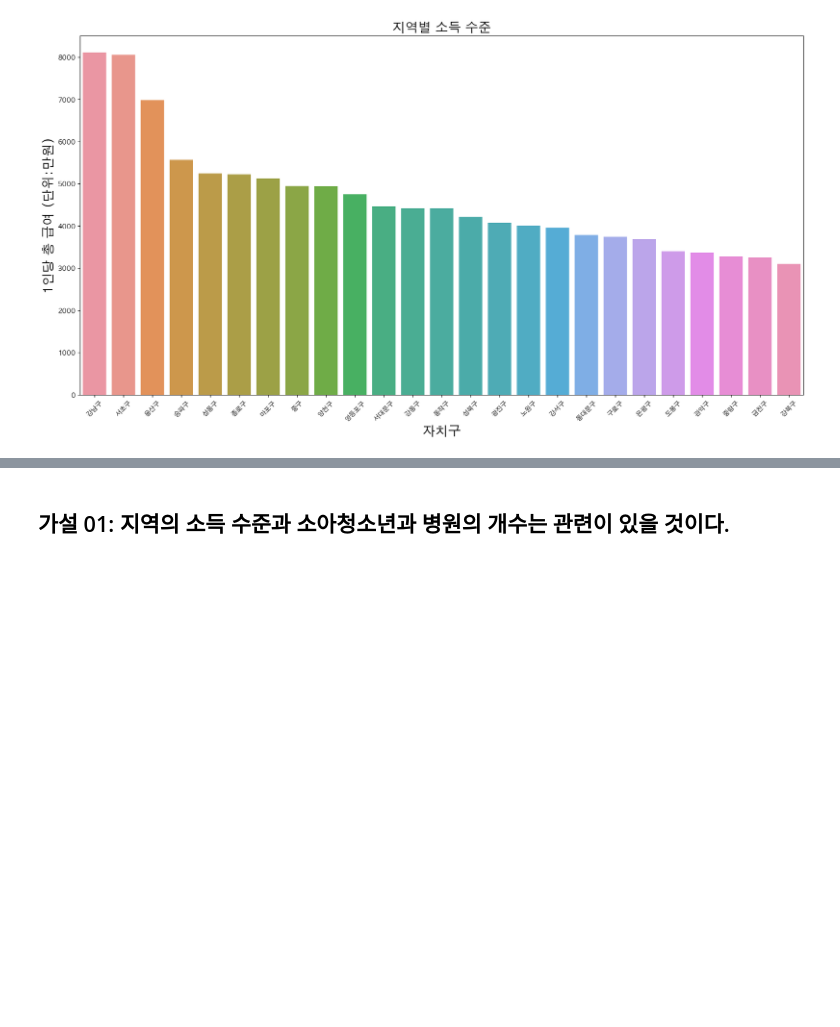
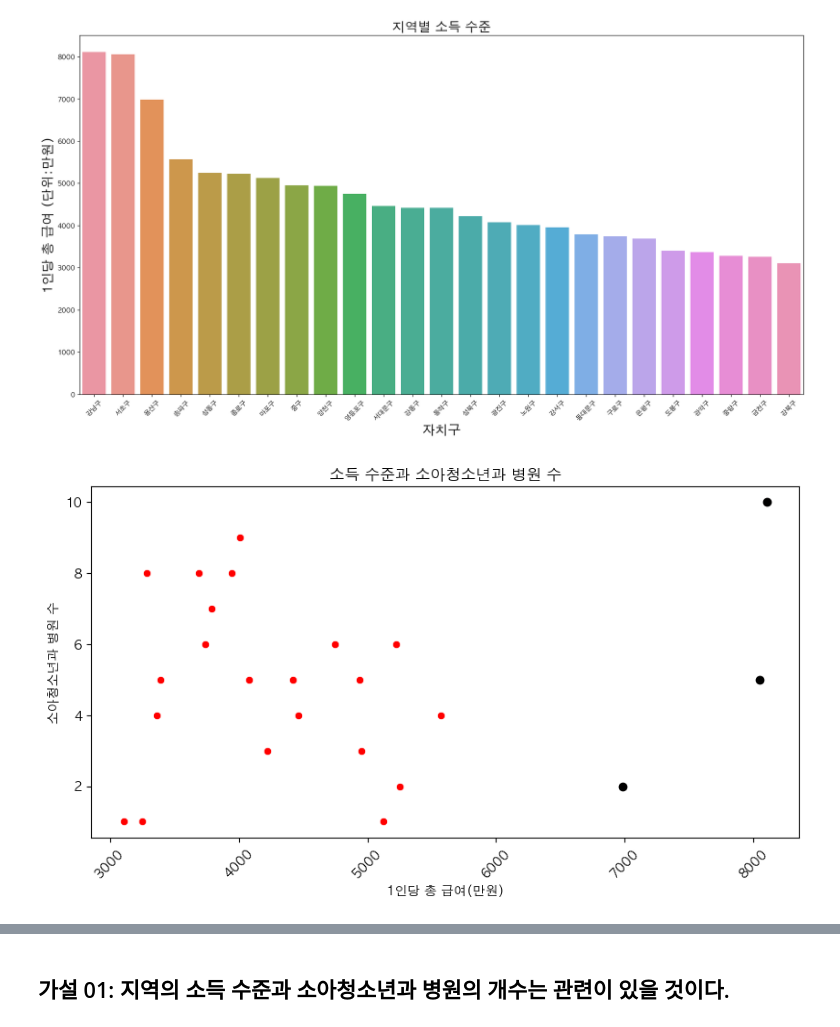
Before and after one commit to 2023SDA/medical-facility-location, a Jupyter notebook: economics.ipynb, the cells around one changed output, grey strips where cells are left out. Cells and saved outputs as stored; diff of their text form; code cells hidden in the pictures; blank space fills up the shorter version.

Commit message:
경제 수준/의원 수 scatterPlot 추가

```diff
--- a/economics.ipynb
+++ b/economics.ipynb
@@ -57,3 +57,17 @@ plt.title('지역별 소득 수준', fontsize=20)
 plt.show()
 # %% [output]
 [figure]
+# %%
+# 지역별 소아청소년과 병원 수 시각화
+# 이상치는 검은색으로 표시
+
+plt.figure(figsize=(10, 5))
+sns.scatterplot(data=count_by_area, x=np.round(count_by_area['1인당 총 급여'] / 10000, 0), y='소아청소년과 병원 수', color='red')
+plt.scatter(x=np.round(count_by_area['1인당 총 급여'] / 10000, 0)[count_by_area['1인당 총 급여'] > 60000000], y=count_by_area['소아청소년과 병원 수'][count_by_area['1인당 총 급여'] > 60000000], color='black', edgecolor='black')
+
+plt.xticks(rotation=45)
+plt.xlabel('1인당 총 급여(만원)')
+plt.title('소득 수준과 소아청소년과 병원 수')
+plt.show()
+# %% [output]
+[figure, added]
```
Also changed, not shown: parts of 6 cells of this notebook.
